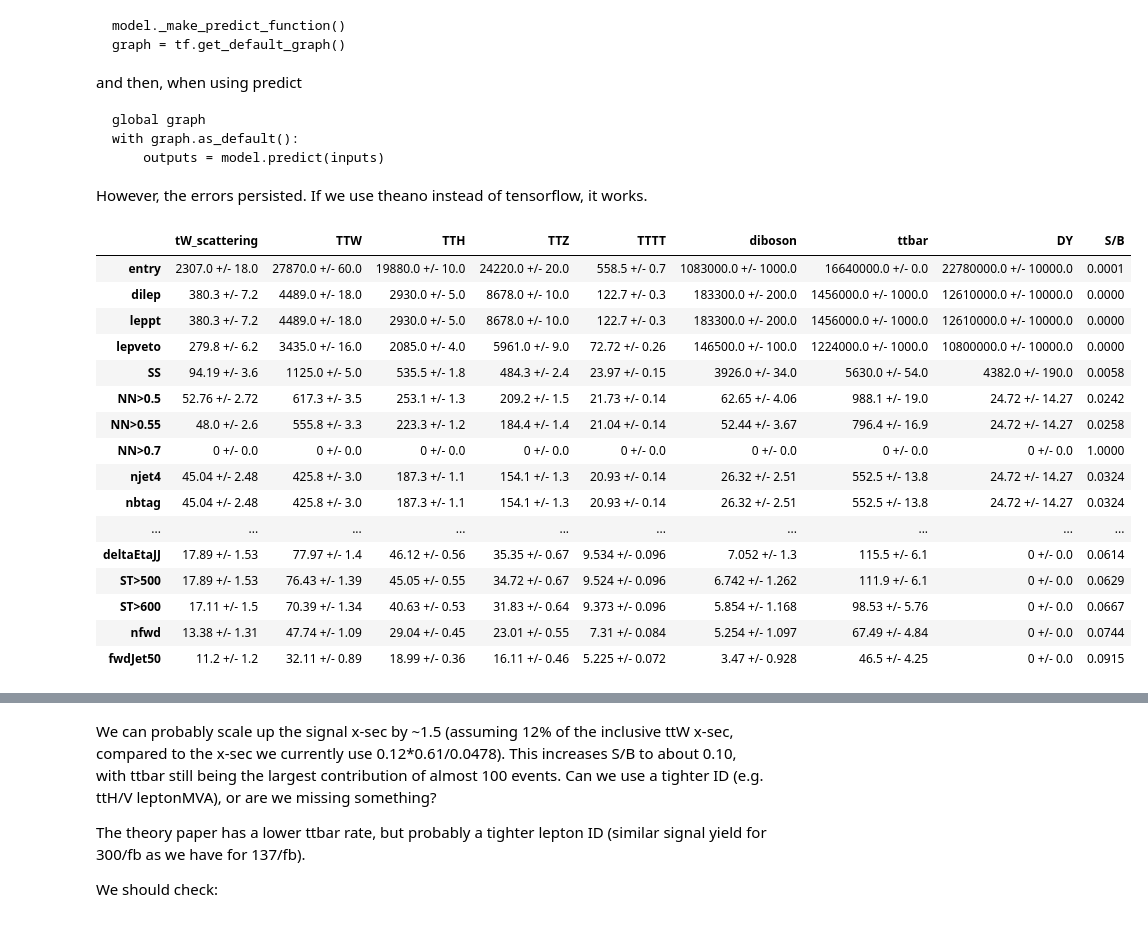
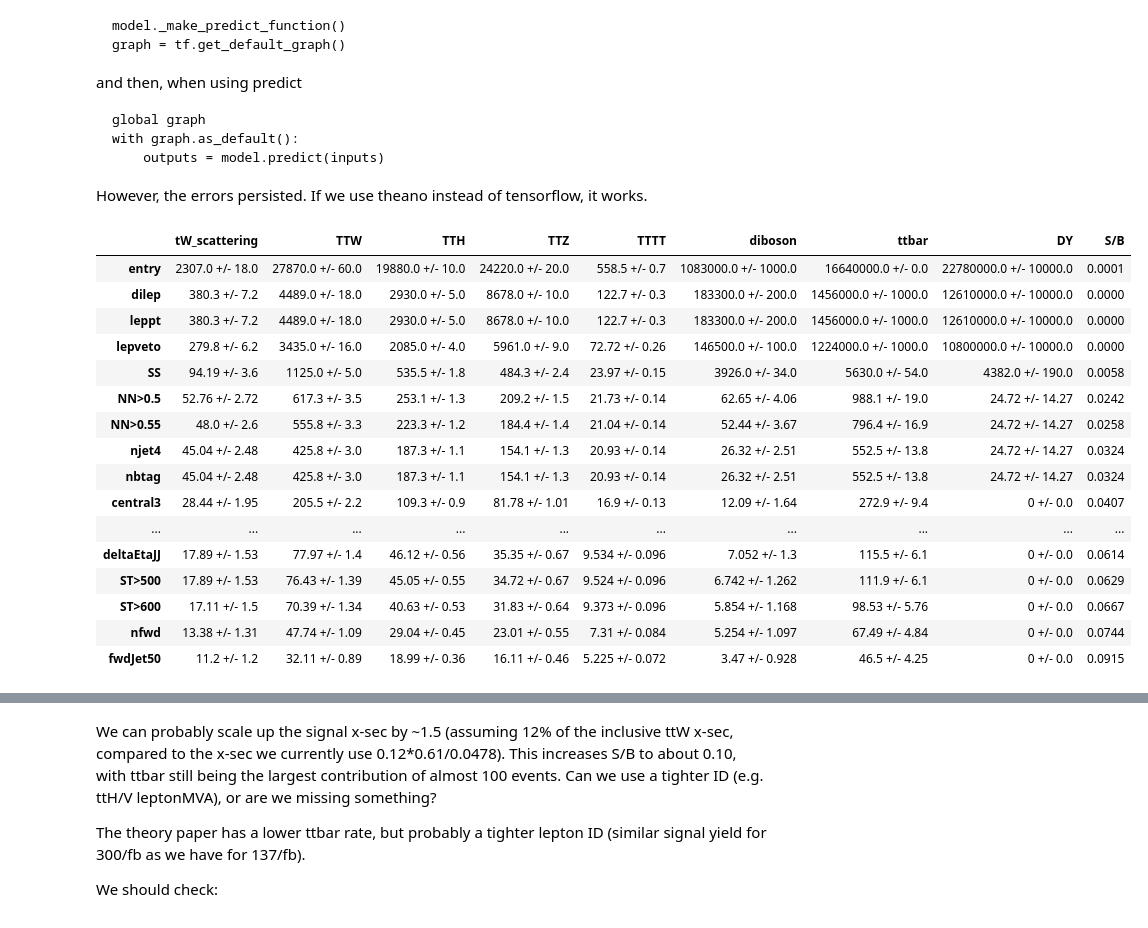
Before and after one commit to mirandabryson/tW_scattering, a Jupyter notebook: processor/strong_tW.ipynb, the cells around one changed output, grey strips where cells are left out. Cells and saved outputs as stored; diff of their text form; code cells hidden in the pictures.

```diff
--- a/processor/strong_tW.ipynb
+++ b/processor/strong_tW.ipynb
@@ -363,8 +363,8 @@ class analysisProcessor(processor.ProcessorABC):
     def postprocess(self, accumulator):
         return accumulator
 # %%
-overwrite = True
-small = False
+overwrite = False
+small = True
 
 # load the config and the cache
 cfg = loadConfig()
@@ -441,23 +443,24 @@ ax = hist.plot1d(histogram['ttbar'],overlay="dataset", stack=False)
 # %%
 # Cutflow
 processes = ['tW_scattering','TTW', 'TTH', 'TTZ', 'TTTT', 'diboson','ttbar', 'DY']
 lines = ['entry']
-lines += ['dilep', 'leppt', 'lepveto', 'SS','NN>0.5','NN>0.55','NN>0.7', 'njet4', 'nbtag', 'central3', 'MET>50', 'njet5', 'central4',   'eta_fwd', 'deltaEtaJJ', 'ST>500', 'ST>600' ]
+#lines += ['dilep', 'leppt', 'lepveto', 'SS','NN>0.5','NN>0.55','NN>0.7', 'njet4', 'nbtag', 'central3', 'MET>50', 'njet5', 'central4',   'eta_fwd', 'deltaEtaJJ', 'ST>500', 'ST>600' ]
+lines += ['dilep', 'leppt', 'lepveto', 'SS','NN>0.5','NN>0.55','njet4', 'nbtag', 'central3', 'MET>50', 'njet5', 'eta_fwd', 'deltaEtaJJ', 'ST>500', 'ST>600' ]
 lines += ['nfwd', 'fwdJet50'] # those are my cuts
 df = getCutFlowTable(output, processes=processes, lines=lines, significantFigures=4, signal='tW_scattering')
 df
 # %% [output]
 |  | tW_scattering | TTW | TTH | TTZ | TTTT | diboson | ttbar | DY | S/B |
 | entry | 2307.0 +/- 18.0 | 27870.0 +/- 60.0 | 19880.0 +/- 10.0 | 24220.0 +/- 20.0 | 558.5 +/- 0.7 | 1083000.0 +/- 1000.0 | 16640000.0 +/- 0.0 | 22780000.0 +/- 10000.0 | 0.0001 |
 | dilep | 380.3 +/- 7.2 | 4489.0 +/- 18.0 | 2930.0 +/- 5.0 | 8678.0 +/- 10.0 | 122.7 +/- 0.3 | 183300.0 +/- 200.0 | 1456000.0 +/- 1000.0 | 12610000.0 +/- 10000.0 | 0.0000 |
 | leppt | 380.3 +/- 7.2 | 4489.0 +/- 18.0 | 2930.0 +/- 5.0 | 8678.0 +/- 10.0 | 122.7 +/- 0.3 | 183300.0 +/- 200.0 | 1456000.0 +/- 1000.0 | 12610000.0 +/- 10000.0 | 0.0000 |
 | lepveto | 279.8 +/- 6.2 | 3435.0 +/- 16.0 | 2085.0 +/- 4.0 | 5961.0 +/- 9.0 | 72.72 +/- 0.26 | 146500.0 +/- 100.0 | 1224000.0 +/- 1000.0 | 10800000.0 +/- 10000.0 | 0.0000 |
 | SS | 94.19 +/- 3.6 | 1125.0 +/- 5.0 | 535.5 +/- 1.8 | 484.3 +/- 2.4 | 23.97 +/- 0.15 | 3926.0 +/- 34.0 | 5630.0 +/- 54.0 | 4382.0 +/- 190.0 | 0.0058 |
 | NN>0.5 | 52.76 +/- 2.72 | 617.3 +/- 3.5 | 253.1 +/- 1.3 | 209.2 +/- 1.5 | 21.73 +/- 0.14 | 62.65 +/- 4.06 | 988.1 +/- 19.0 | 24.72 +/- 14.27 | 0.0242 |
 | NN>0.55 | 48.0 +/- 2.6 | 555.8 +/- 3.3 | 223.3 +/- 1.2 | 184.4 +/- 1.4 | 21.04 +/- 0.14 | 52.44 +/- 3.67 | 796.4 +/- 16.9 | 24.72 +/- 14.27 | 0.0258 |
-| NN>0.7 | 0 +/- 0.0 | 0 +/- 0.0 | 0 +/- 0.0 | 0 +/- 0.0 | 0 +/- 0.0 | 0 +/- 0.0 | 0 +/- 0.0 | 0 +/- 0.0 | 1.0000 |
 | njet4 | 45.04 +/- 2.48 | 425.8 +/- 3.0 | 187.3 +/- 1.1 | 154.1 +/- 1.3 | 20.93 +/- 0.14 | 26.32 +/- 2.51 | 552.5 +/- 13.8 | 24.72 +/- 14.27 | 0.0324 |
 | nbtag | 45.04 +/- 2.48 | 425.8 +/- 3.0 | 187.3 +/- 1.1 | 154.1 +/- 1.3 | 20.93 +/- 0.14 | 26.32 +/- 2.51 | 552.5 +/- 13.8 | 24.72 +/- 14.27 | 0.0324 |
+| central3 | 28.44 +/- 1.95 | 205.5 +/- 2.2 | 109.3 +/- 0.9 | 81.78 +/- 1.01 | 16.9 +/- 0.13 | 12.09 +/- 1.64 | 272.9 +/- 9.4 | 0 +/- 0.0 | 0.0407 |
 | ... | ... | ... | ... | ... | ... | ... | ... | ... | ... |
 | deltaEtaJJ | 17.89 +/- 1.53 | 77.97 +/- 1.4 | 46.12 +/- 0.56 | 35.35 +/- 0.67 | 9.534 +/- 0.096 | 7.052 +/- 1.3 | 115.5 +/- 6.1 | 0 +/- 0.0 | 0.0614 |
 | ST>500 | 17.89 +/- 1.53 | 76.43 +/- 1.39 | 45.05 +/- 0.55 | 34.72 +/- 0.67 | 9.524 +/- 0.096 | 6.742 +/- 1.262 | 111.9 +/- 6.1 | 0 +/- 0.0 | 0.0629 |
```
Also changed, not shown: parts of 11 cells of this notebook, 6 other files.
